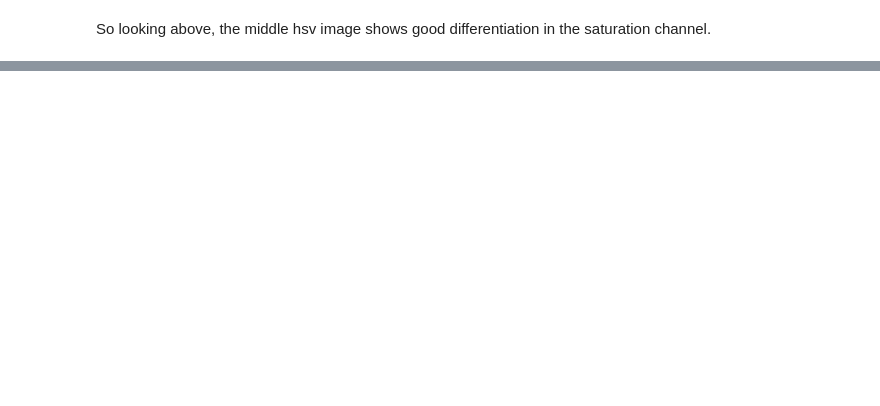
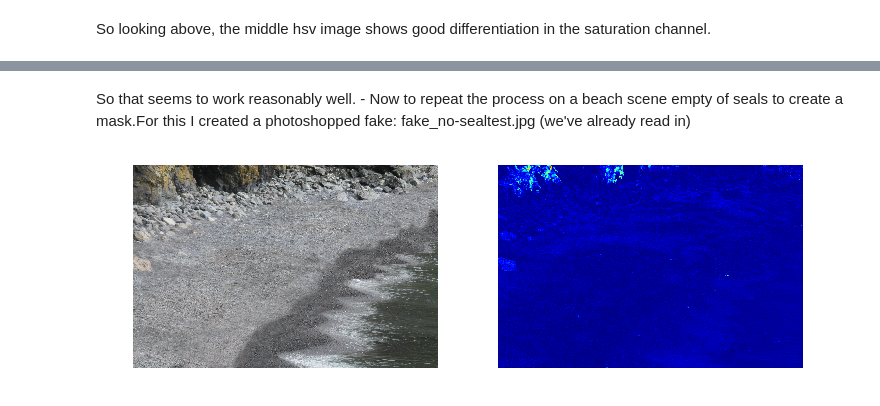
Before and after one commit to mkuiper/SealOrNoSeal, a Jupyter notebook: SealorNoSeal.ipynb, the cells around one changed output, grey strips where cells are left out. Drawn from its saved outputs; the diff is of its cells as text; code cells hidden in the pictures; blank space fills up the shorter version.

```diff
--- a/SealorNoSeal.ipynb
+++ b/SealorNoSeal.ipynb
@@ -75,0 +77,24 @@ plt.imshow(s1*s4,cmap="magma")
+# %% [markdown]
+So that seems to work reasonably well. - Now to repeat the process on a beach scene empty of seals to create a mask.For this I created a photoshopped fake:  fake_no-sealtest.jpg (we've already read in)
+# %%
+seal_bg_hsv = rgb2hsv(background_img)
+seal_bg_hed = rgb2hed(background_img)
+seal_bg_lab = rgb2lab(background_img)
+
+s1 = rescale_intensity(seal_bg_hsv[:, :, 1], out_range=(0, 1))
+s2 = rescale_intensity(seal_bg_hed[:, :, 1], out_range=(0, 1))
+s4 = rescale_intensity(seal_bg_lab[:, :, 1], out_range=(0, 1))
+
+seal_bg = (s1*s2*s4)
+fig, (ax1,  ax2) = plt.subplots(1, 2, figsize=(12, 12), sharex=True, sharey=True)
+
+ax1.imshow(background_img)
+ax1.axis('off')
+ax1.set_adjustable('box-forced')
+
+
+ax2.imshow(seal_bg,cmap="jet")
+ax2.axis('off')
+ax2.set_adjustable('box-forced')
+# %% [output]
+[figure, added]
```
Also changed, not shown: parts of 8 cells of this notebook, 29 other files.
